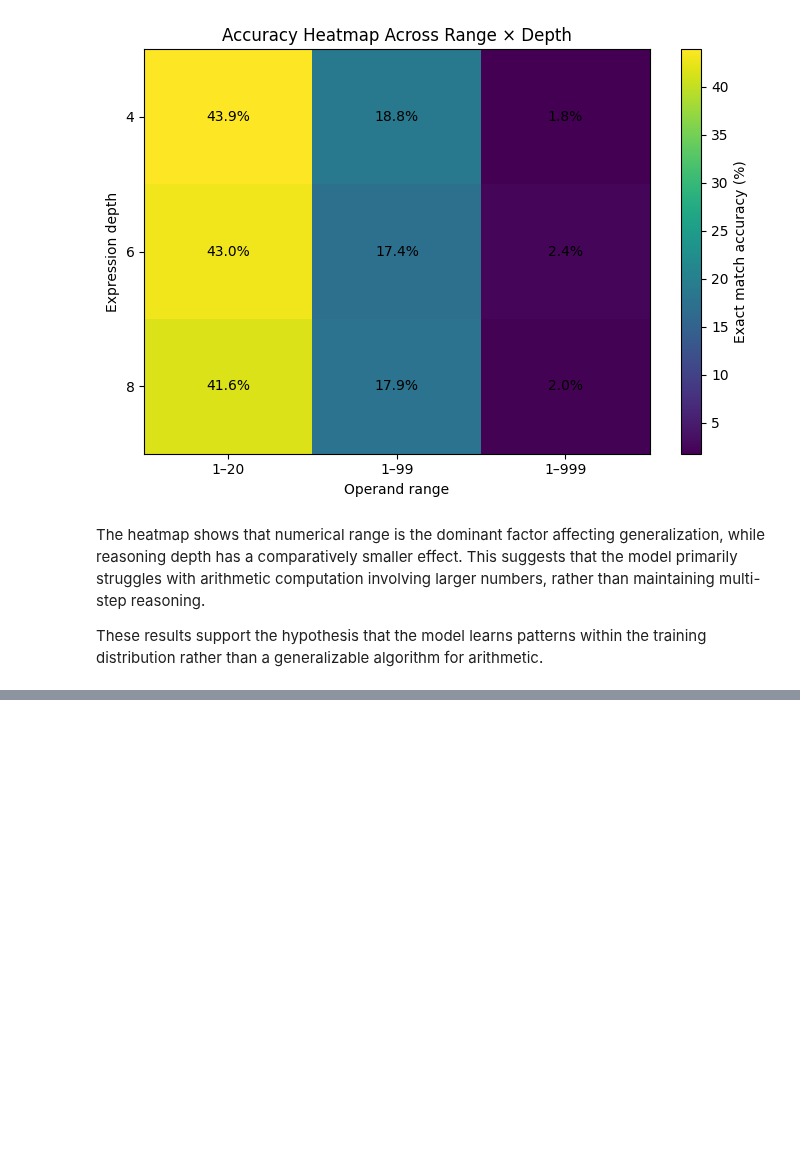
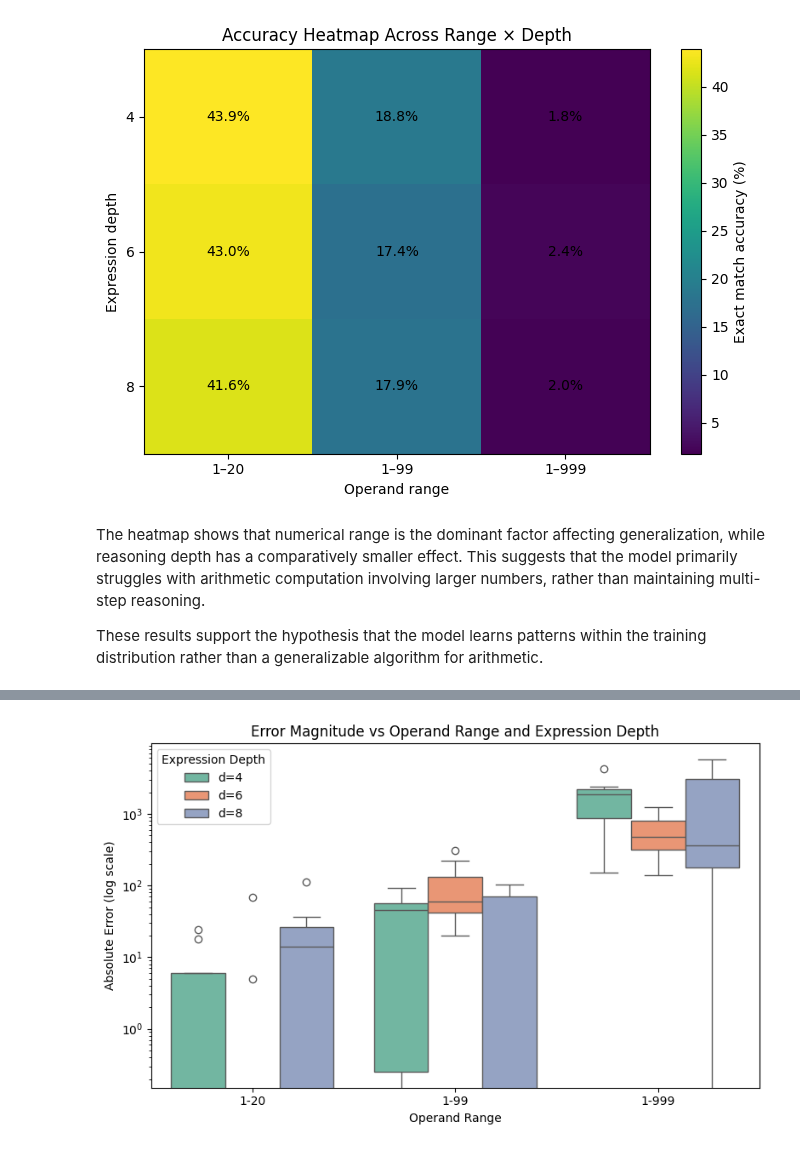
Before and after one commit to Anushka-De/stat359, a Jupyter notebook: student/Final_Project/arithmetic_llm/Project_analysis.ipynb, the cells around one changed output, grey strips where cells are left out. Cells and saved outputs as stored; diff of their text form; code cells hidden in the pictures; blank space fills up the shorter version.

```diff
--- a/student/Final_Project/arithmetic_llm/Project_analysis.ipynb
+++ b/student/Final_Project/arithmetic_llm/Project_analysis.ipynb
@@ -665,0 +668,8 @@ These results support the hypothesis that the model learns patterns within the t
+# %%
+import glob, json, os
+
+folder = "arithmetic_llm/evaluation_results/grid_depth4_range1_20"
+f = sorted(glob.glob(os.path.join(folder, "sample_outputs_*.json")))[-1]
+samples = json.load(open(f))
+print("len(sample_outputs) =", len(samples))
+print("Example keys:", samples[0].keys())
@@ -665,0 +767,23 @@ These results support the hypothesis that the model learns patterns within the t
+# %%
+plt.figure(figsize=(8,5))
+
+sns.boxplot(
+    data=df_error,
+    x="Range",
+    y="Error",
+    hue="Depth",
+    palette="Set2"
+)
+
+plt.yscale("log")  # important because errors grow very large
+
+plt.xlabel("Operand Range")
+plt.ylabel("Absolute Error (log scale)")
+plt.title("Error Magnitude vs Operand Range and Expression Depth")
+
+plt.legend(title="Expression Depth")
+plt.tight_layout()
+
+plt.show()
+# %% [output]
+[figure, added]
```
Also changed, not shown: parts of 5 cells of this notebook.
